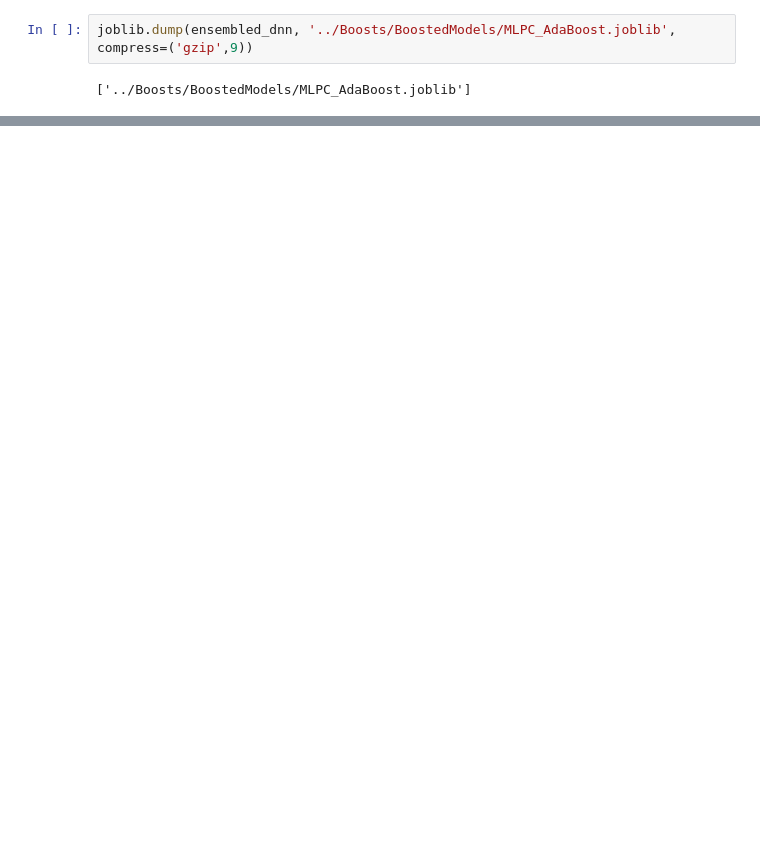
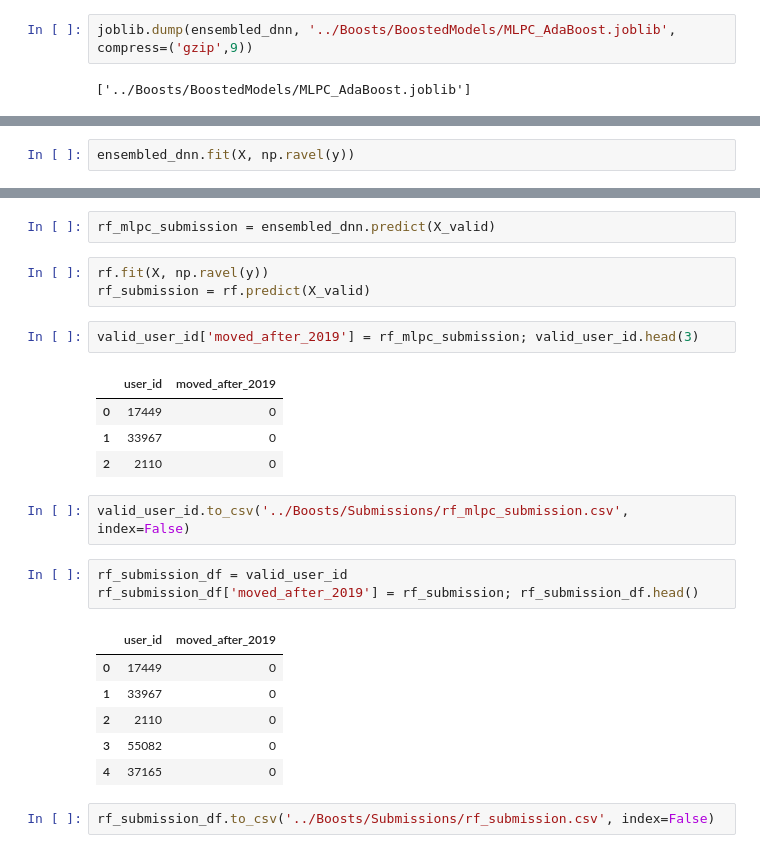
Before and after one commit to AshNumpy/GarantiBBVA-Datathon, a Jupyter notebook: Boosts/adaboost_mlpc.ipynb, the cells around one changed output, grey strips where cells are left out. Cells and saved outputs as stored; diff of their text form; blank space fills up the shorter version.

```diff
--- a/Boosts/adaboost_mlpc.ipynb
+++ b/Boosts/adaboost_mlpc.ipynb
@@ -73,0 +80,2 @@ joblib.dump(ensembled_dnn, '../Boosts/BoostedModels/MLPC_AdaBoost.joblib', compr
+# %%
+ensembled_dnn.fit(X, np.ravel(y))
@@ -73,0 +93,26 @@ joblib.dump(ensembled_dnn, '../Boosts/BoostedModels/MLPC_AdaBoost.joblib', compr
+# %%
+rf_mlpc_submission = ensembled_dnn.predict(X_valid)
+# %%
+rf.fit(X, np.ravel(y))
+rf_submission = rf.predict(X_valid)
+# %%
+valid_user_id['moved_after_2019'] = rf_mlpc_submission; valid_user_id.head(3)
+# %% [output]
+|  | user_id | moved_after_2019 |
+| 0 | 17449 | 0 |
+| 1 | 33967 | 0 |
+| 2 | 2110 | 0 |
+# %%
+valid_user_id.to_csv('../Boosts/Submissions/rf_mlpc_submission.csv', index=False)
+# %%
+rf_submission_df = valid_user_id
+rf_submission_df['moved_after_2019'] = rf_submission; rf_submission_df.head()
+# %% [output]
+|  | user_id | moved_after_2019 |
+| 0 | 17449 | 0 |
+| 1 | 33967 | 0 |
+| 2 | 2110 | 0 |
+| 3 | 55082 | 0 |
+| 4 | 37165 | 0 |
+# %%
+rf_submission_df.to_csv('../Boosts/Submissions/rf_submission.csv', index=False)
```
Also changed, not shown: parts of 4 cells of this notebook, 15 other files.
